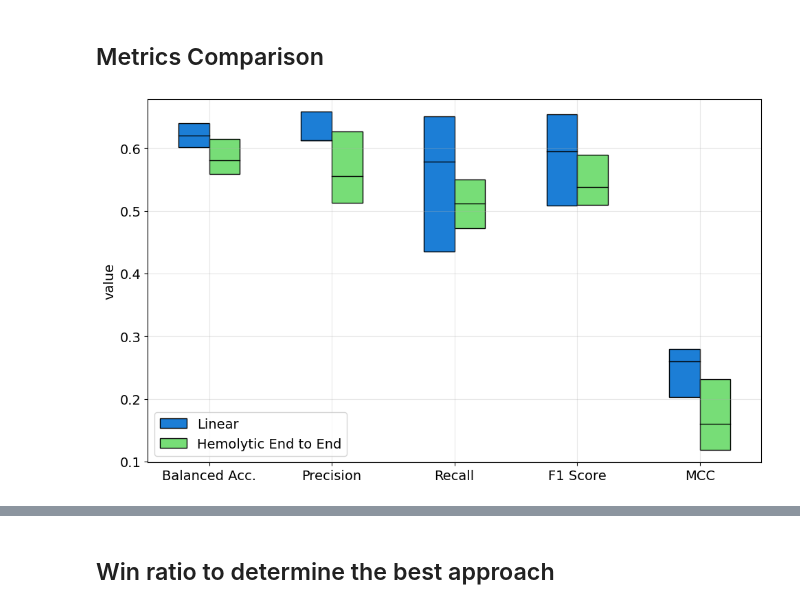
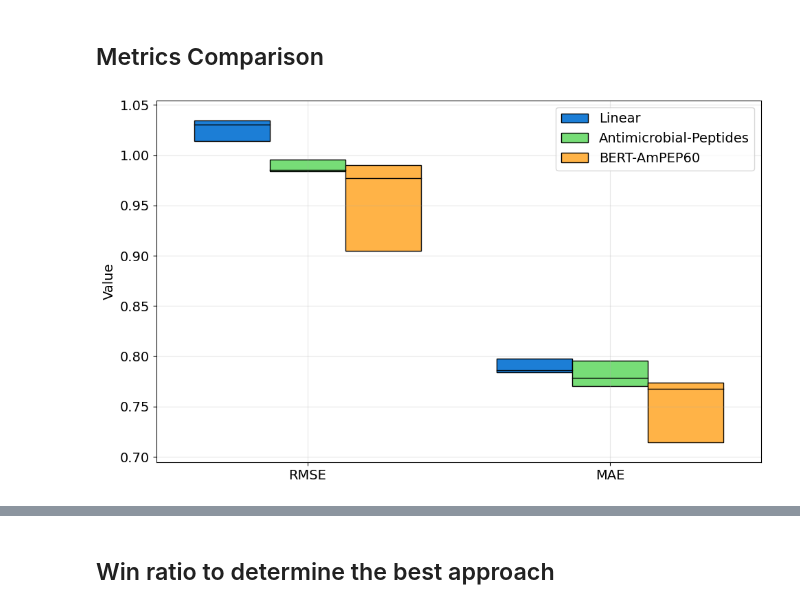
Before and after one commit to anthol42/QMAP, a Jupyter notebook: eval_prev_works/full_hemolytic.ipynb, the cells around one changed output, grey strips where cells are left out. Cells and saved outputs as stored; diff of their text form; code cells hidden in the pictures.

```diff
--- a/eval_prev_works/full_hemolytic.ipynb
+++ b/eval_prev_works/full_hemolytic.ipynb
@@ -4,14 +4,17 @@ import pandas as pd
 import matplotlib.pyplot as plt
 import numpy as np
 from matplotlib.patches import Rectangle
-# %%
-plt.rcParams['axes.prop_cycle'] = plt.cycler(color=['#1C7ED6', '#77DD77', '#FFB347', '#FF6961', '#17BECF', '#F4D35E'])
-plt.rcParams.update({'font.size': 14})
-if not os.path.exists("figs"):
-    os.makedirs("figs")
+# %%
+colors = ['#1C7ED6', '#77DD77', '#FFB347', '#FF6961', '#17BECF', '#F4D35E']
+plt.rcParams['axes.prop_cycle'] = plt.cycler(color=colors)
+# Set font size
+plt.rcParams.update({'font.size': 14})
+if not os.path.exists('figs'):
+    os.makedirs('figs')
 # %%
-linear = pd.read_csv('HemoLinear/results/full.csv', index_col=0)
-end2end = pd.read_csv('hemo_end2end/results/full.csv', index_col=0)
+linear = pd.read_csv('Linear/results/full.csv', index_col=0)
+anti_peptide = pd.read_csv('Antimicrobial-Peptides/results/full.csv', index_col=0)
+regression = pd.read_csv('AMP_regression_EC_SA/results/full.csv', index_col=0)
 # %%
 def get_values(df, metric):
     """
@@ -37,12 +40,12 @@ def plot_all_metrics(metrics, alias: list[str] = None):
     y_min = float('inf')
     y_max = float('-inf')
     for offset, metric in enumerate(metrics):
-        colors = plt.rcParams['axes.prop_cycle'].by_key()['color']
         linear_measures = get_values(linear, metric)
-        end2end_measures = get_values(end2end, metric)
+        anti_peptide_measures = get_values(anti_peptide, metric)
+        regression_measures = get_values(regression, metric)
 
-        categories = ['Linear', 'Hemolytic End to End']
-        all_measures = [linear_measures, end2end_measures]
+        categories = ['Linear', 'Antimicrobial-Peptides', 'BERT-AmPEP60']
+        all_measures = [linear_measures, anti_peptide_measures, regression_measures]
 
         box_width = 0.25
         gap = (1 - len(categories) * box_width) / 2
@@ -68,7 +71,7 @@ def plot_all_metrics(metrics, alias: list[str] = None):
 
     ax.set_xticks([i + 0.5 for i in range(len(metrics))])
     ax.set_xticklabels(alias or metrics)
-    ax.set_ylabel('value')
+    ax.set_ylabel('Value')
     # ax.set_title(f'Metrics Comparison')
     ax.legend()
     ax.grid(True, alpha=0.3)
@@ -81,7 +84,7 @@ def plot_all_metrics(metrics, alias: list[str] = None):
 # %% [markdown]
 ## Metrics Comparison
 # %%
-plot_all_metrics(["balanced_accuracy", 'precision', 'recall', 'f1', 'mcc'], ['Balanced Acc.', 'Precision', 'Recall', 'F1 Score', 'MCC'])
-plt.savefig("figs/hemo_metrics_comparison_60.svg")
+plot_all_metrics(["rmse", 'mae'], ["RMSE", "MAE"])
+plt.savefig('figs/metrics_loss_60.svg')
 # %% [output]
-[figure, old version]
+[figure, new version]
```
Also changed, not shown: parts of 4 cells of this notebook, 15 other files.
